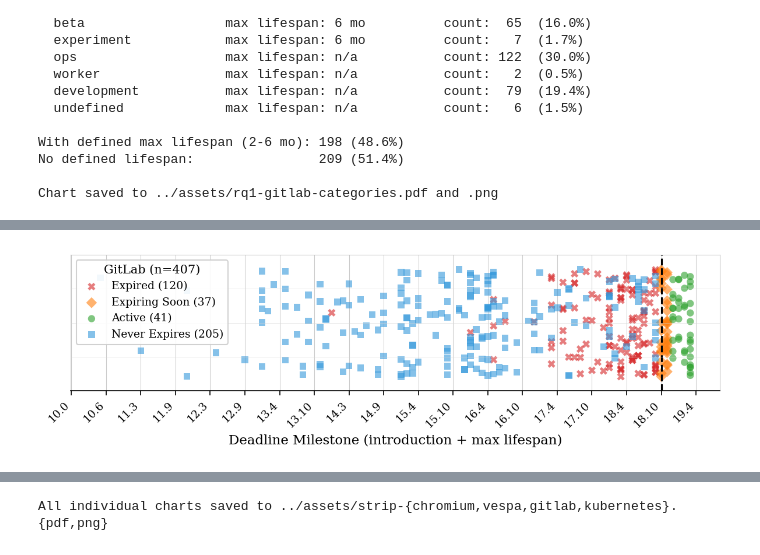
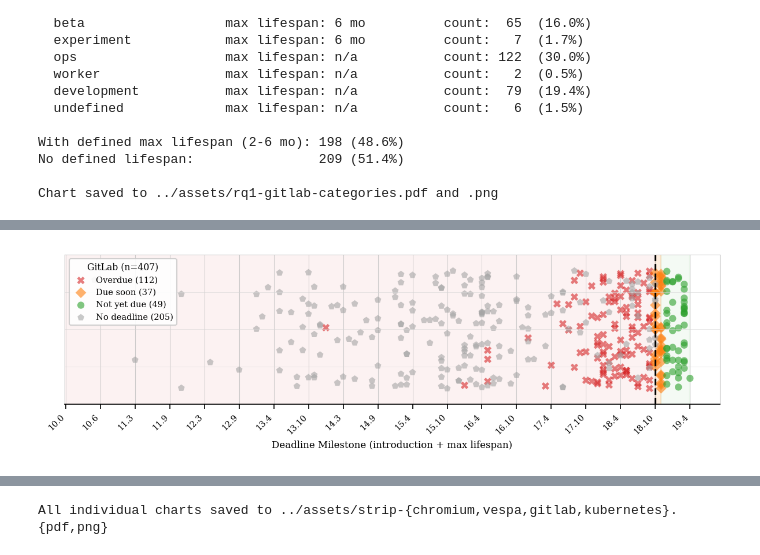
Before and after one commit to ternava/ft-expiration-date, a Jupyter notebook: study/notebooks/01-ft-all-analysis.ipynb, the cells around one changed output, grey strips where cells are left out. Cells and saved outputs as stored; diff of their text form; code cells hidden in the pictures.

```diff
--- a/study/notebooks/01-ft-all-analysis.ipynb
+++ b/study/notebooks/01-ft-all-analysis.ipynb
@@ -16,7 +16,9 @@ dfs = {}
 for system, filename in files.items():
     file_path = os.path.join(data_dir, filename)
     if os.path.exists(file_path):
-        dfs[system] = pd.read_csv(file_path)
+        # GitLab milestones must stay text, otherwise 18.10 is read as 18.1
+        dtype = {"milestone": str} if system == "gitlab" else None
+        dfs[system] = pd.read_csv(file_path, dtype=dtype)
         print(f"Loaded {system}: {len(dfs[system])} rows")
     else:
         print(f"Warning: {filename} not found")
@@ -642,12 +559,12 @@ import pandas as pd
 
 plt.rcParams.update({
     'font.family': 'serif',
-    'font.size': 10,
-    'axes.labelsize': 11,
-    'axes.titlesize': 12,
-    'xtick.labelsize': 9,
-    'ytick.labelsize': 9,
-    'legend.fontsize': 9,
+    'font.size': 8,
+    'axes.labelsize': 8,
+    'axes.titlesize': 9,
+    'xtick.labelsize': 7,
+    'ytick.labelsize': 7,
+    'legend.fontsize': 7,
     'figure.dpi': 150,
     'savefig.dpi': 300,
 })
@@ -659,6 +576,7 @@ color_map = {
     'Expiring Soon': '#ff7f0e',
     'Active': '#2ca02c',
     'Never Expires': '#3498db',
+    'No deadline': '#a5a5a5',
     'Without Expiration': '#9467bd'
 }
 
@@ -667,6 +585,7 @@ marker_map = {
     'Expiring Soon': 'D',
     'Active': 'o',
     'Never Expires': 's',
+    'No deadline': 'p',
     'Without Expiration': 'p'
 }
 
@@ -675,7 +594,18 @@ size_map = {
     'Expiring Soon': 40,
     'Active': 35,
     'Never Expires': 30,
+    'No deadline': 35,
     'Without Expiration': 35
+}
+
+# Legend wording unified with the Sankey figure (Overdue / Due soon / Not yet due / Permanent)
+DISP = {
+    'Expired': 'Overdue',
+    'Expiring Soon': 'Due soon',
+    'Active': 'Not yet due',
+    'Never Expires': 'Permanent',
+    'No deadline': 'No deadline',
+    'Without Expiration': 'No deadline',
 }
 
 def style_strip_ax(ax):
@@ -694,6 +624,18 @@ def style_strip_ax(ax):
     for yval in [-0.25, 0, 0.25]:
         ax.axhline(y=yval, color='#d5d5d5', linestyle='-', linewidth=0.4, alpha=0.6)
     ax.set_axisbelow(True)
+
+def shade_regions(ax, ref, soon_end, right_end):
+    """Light background bands: overdue (red) | due soon (orange) | not yet due (green)."""
+    import matplotlib.dates as mdates
+    def _num(v):
+        return mdates.date2num(v) if hasattr(v, 'to_pydatetime') else v
+    ref, soon_end, right_end = _num(ref), _num(soon_end), _num(right_end)
+    x0, x1 = ax.get_xlim()
+    ax.axvspan(x0, ref, color='#d62728', alpha=0.06, zorder=0)
+    ax.axvspan(ref, soon_end, color='#ff7f0e', alpha=0.13, zorder=0)
+    ax.axvspan(soon_end, right_end, color='#2ca02c', alpha=0.05, zorder=0)
+    ax.set_xlim(x0, x1)
 
 def scatter_cat(ax, x, status, s=None, alpha=0.6, label=None):
     """Scatter with random y-jitter."""
@@ -734,7 +676,7 @@ df_with_ms.loc[(df_with_ms['expiry_milestone'] >= current_milestone_ch) &
 for st in ['Expired', 'Expiring Soon', 'Active']:
     sub = df_with_ms[df_with_ms['exp_status'] == st]
     if len(sub) > 0:
-        scatter_cat(ax, sub['expiry_milestone'].values, st, label=f'{st} ({len(sub)})')
+        scatter_cat(ax, sub['expiry_milestone'].values, st, label=f'{DISP[st]} ({len(sub)})')
 
 max_ms = df_with_ms['expiry_milestone'].max()
 min_ms = df_with_ms['expiry_milestone'].min()
@@ -742,8 +684,8 @@ min_ms = df_with_ms['expiry_milestone'].min()
 if len(df_never) > 0:
     never_x = max_ms + 20
     scatter_cat(ax, np.full(len(df_never), never_x), 'Never Expires',
-                label=f'Never Expires ({len(df_never)})')
-    ax.text(max_ms + 10, 0, '//', fontsize=11, ha='center', va='center', fontweight='bold')
+                label=f'{DISP["Never Expires"]} ({len(df_never)})')
+    ax.text(max_ms + 10, 0, '//', fontsize=9, ha='center', va='center', fontweight='bold')
 
 ch_tick_start = int(min_ms // 20 * 20)
 ch_tick_end = int(max_ms) + 20
@@ -755,10 +697,11 @@ else:
     ax.set_xticks(ch_data_ticks)
 
 ax.axvline(x=current_milestone_ch, color='black', linestyle='--', linewidth=1.5)
-ax.set_xlabel('Expiry Milestone')
+ax.set_xlabel('Expiry milestone')
+shade_regions(ax, current_milestone_ch, current_milestone_ch + 3, max_ms)
 style_strip_ax(ax)
-ax.legend(loc='upper right', bbox_to_anchor=(0.8, 1.0), fontsize=9, framealpha=0.9,
-          title=f'Chromium (n={len(df_c)})', title_fontsize=10)
+ax.legend(loc='upper right', bbox_to_anchor=(0.8, 1.0), fontsize=7, framealpha=0.9,
+          title=f'Chromium (n={len(df_c)})', title_fontsize=7.5)
 
 plt.tight_layout()
 plt.savefig('../assets/strip-chromium.pdf', bbox_inches='tight')
@@ -788,7 +731,7 @@ for st in ['Expired', 'Expiring Soon', 'Active']:
     if len(sub) > 0:
         y = np.random.uniform(-0.4, 0.4, len(sub))
         ax.scatter(sub['expires_at'], y, c=color_map[st], marker=marker_map[st],
-                   edgecolors='none', s=size_map[st], alpha=0.6, label=f'{st} ({len(sub)})')
+                   edgecolors='none', s=size_map[st], alpha=0.6, label=f'{DISP[st]} ({len(sub)})')
 
 if len(df_v_perm) > 0:
     if len(df_v_exp) > 0:
@@ -808,7 +751,7 @@ if len(df_v_perm) > 0:
     y = np.random.uniform(-0.4, 0.4, len(df_v_perm))
     ax.scatter([perm_visual_date]*len(df_v_perm), y, c=color_map['Never Expires'],
                marker=marker_map['Never Expires'], edgecolors='none', s=size_map['Never Expires'],
-               alpha=0.5, label=f'Never Expires ({len(df_v_perm)})')
+               alpha=0.5, label=f'{DISP["Never Expires"]} ({len(df_v_perm)})')
 
     years = pd.date_range(start=first_exp_date, end=last_exp_date, freq='YS')
     if len(years) == 0 or years[-1].year < last_exp_date.year:
@@ -819,13 +762,14 @@ if len(df_v_perm) > 0:
     ax.set_xticklabels(labels)
 
     break_pos = last_exp_date + (visual_gap / 2)
-    ax.text(break_pos, 0, '//', fontsize=11, ha='center', va='center', fontweight='bold')
+    ax.text(break_pos, 0, '//', fontsize=9, ha='center', va='center', fontweight='bold')
 
 ax.axvline(x=current_date, color='black', linestyle='--', linewidth=1.5)
-ax.set_xlabel('Expiry Date')
+ax.set_xlabel('Expiry date')
+shade_regions(ax, current_date, current_date + pd.Timedelta(days=30), df_v_exp['expires_at'].max())
 style_strip_ax(ax)
-ax.legend(loc='upper right', bbox_to_anchor=(0.8, 1.0), fontsize=9, framealpha=0.9,
-          title=f'Vespa (n={len(df_v)})', title_fontsize=10)
+ax.legend(loc='upper right', bbox_to_anchor=(0.8, 1.0), fontsize=7, framealpha=0.9,
+          title=f'Vespa (n={len(df_v)})', title_fontsize=7.5)
 
 plt.tight_layout()
 plt.savefig('../assets/strip-vespa.pdf', bbox_inches='tight')
@@ -851,11 +795,14 @@ def get_x_position(row):
 
 df_gl_plot['x_pos'] = df_gl_plot.apply(get_x_position, axis=1)
 
+# GitLab's "no lifespan" flags have no deadline (not an explicit permanent), so show them grey
+gl_disp = {'Never Expires': 'No deadline'}
 for st in ['Expired', 'Expiring Soon', 'Active', 'Never Expires']:
     sub = df_gl_plot[df_gl_plot['expiration_status'] == st]
     if len(sub) > 0:
-        scatter_cat(ax, sub['x_pos'].values, st, alpha=0.6,
-                    label=f'{st} ({len(sub)})')
+        disp = gl_disp.get(st, st)
+        scatter_cat(ax, sub['x_pos'].values, disp, alpha=0.6,
+                    label=f'{DISP.get(disp, disp)} ({len(sub)})')
 
 ax.axvline(x=current_months, color='black', linestyle='--', linewidth=1.5)
 
@@ -868,9 +815,10 @@ ax.set_xticks(tick_positions)
 ax.set_xticklabels(tick_labels, rotation=45, ha='right')
 
 ax.set_xlabel('Deadline Milestone (introduction + max lifespan)')
+shade_regions(ax, current_months, current_months + 1, df_gl_plot['x_pos'].max())
 style_strip_ax(ax)
-ax.legend(loc='upper left', fontsize=9, framealpha=0.9,
-          title=f'GitLab (n={len(df_gl)})', title_fontsize=10)
+ax.legend(loc='upper left', fontsize=7, framealpha=0.9,
+          title=f'GitLab (n={len(df_gl)})', title_fontsize=7.5)
 
 plt.tight_layout()
 plt.savefig('../assets/strip-gitlab.pdf', bbox_inches='tight')
@@ -905,24 +853,24 @@ df_k_with_exp['version_num'] = df_k_with_exp['removal_ver_num']
 df_k_with_exp = df_k_with_exp.dropna(subset=['version_num'])
 df_k_with_exp['exp_status'] = 'Active'
 df_k_with_exp.loc[(df_k_with_exp['version_num'] >= current_release_num) &
-                  (df_k_with_exp['version_num'] < current_release_num + 0.02), 'exp_status'] = 'Expiring Soon'
+                  (df_k_with_exp['version_num'] < round(current_release_num + 0.02, 2)), 'exp_status'] = 'Expiring Soon'
 
 df_k_without_exp['version_num'] = df_k_without_exp['added_ver_num']
 df_k_without_exp = df_k_without_exp.dropna(subset=['version_num'])
 
 if len(df_k_without_exp) > 0:
-    scatter_cat(ax, df_k_without_exp['version_num'].values, 'Without Expiration', alpha=0.5,
-                label=f'Without Expiration ({len(df_k_without_exp)})')
+    scatter_cat(ax, df_k_without_exp['version_num'].values, 'No deadline', alpha=0.5,
+                label=f'{DISP["No deadline"]} ({len(df_k_without_exp)})')
 
 for st in ['Expiring Soon', 'Active']:
     sub = df_k_with_exp[df_k_with_exp['exp_status'] == st]
     if len(sub) > 0:
         scatter_cat(ax, sub['version_num'].values, st, alpha=0.7,
-                    label=f'{st} ({len(sub)})')
+                    label=f'{DISP[st]} ({len(sub)})')
 
 if len(df_k_stale) > 0:
     scatter_cat(ax, df_k_stale['version_num'].values, 'Expired', alpha=0.7,
-                label=f'Expired ({len(df_k_stale)})')
+                label=f'{DISP["Expired"]} ({len(df_k_stale)})')
 
 ax.axvline(current_release_num, color='black', linestyle='--', linewidth=1.5)
 ax.set_xlabel('Version (removal for expiring, introduction for non-expiring)')
@@ -936,9 +884,10 @@ k8s_ticks = np.arange(int(k8s_min * 100) // 10 * 10 / 100,
 k8s_tick_labels = [f'{int(t)}.{int(round((t % 1)*100))}' for t in k8s_ticks]
 ax.set_xticks(k8s_ticks)
 ax.set_xticklabels(k8s_tick_labels)
+shade_regions(ax, current_release_num, round(current_release_num + 0.02, 2), k8s_max)
 style_strip_ax(ax)
-ax.legend(loc='upper right', bbox_to_anchor=(0.8, 1.0), fontsize=9, framealpha=0.9,
-          title=f'Kubernetes (n={len(df_k)})', title_fontsize=10)
+ax.legend(loc='upper right', bbox_to_anchor=(0.8, 1.0), fontsize=7, framealpha=0.9,
+          title=f'Kubernetes (n={len(df_k)})', title_fontsize=7.5)
 
 plt.tight_layout()
 plt.savefig('../assets/strip-kubernetes.pdf', bbox_inches='tight')
@@ -952 +901 @@ print("All individual charts saved to ../assets/strip-{chromium,vespa,gitlab,kub
-[figure, old version]
+[figure, new version]
```
Also changed, not shown: parts of 5 cells of this notebook, 22 other files.
